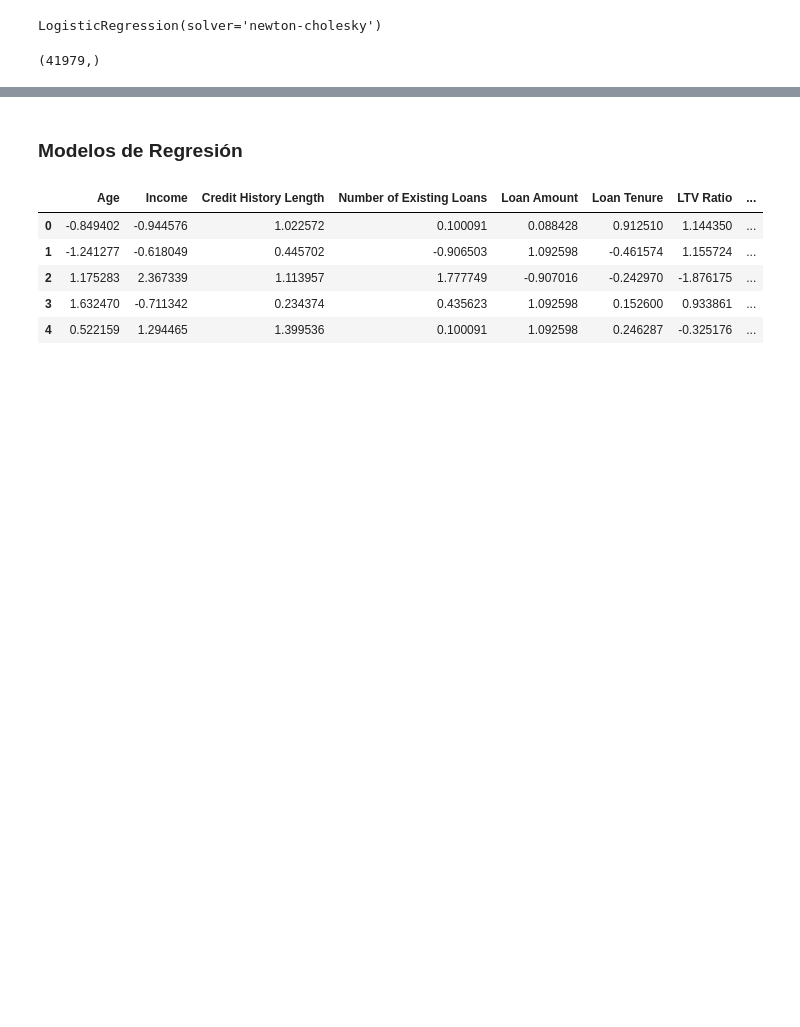
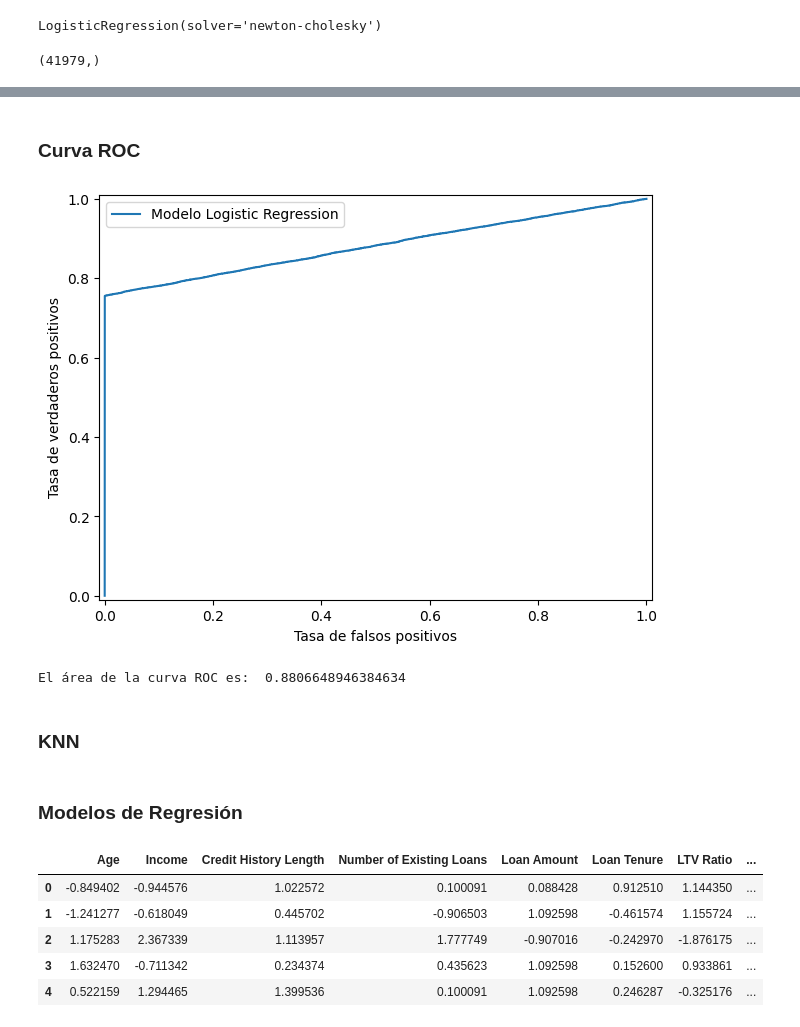
Before and after one commit to manoloacademia/aprMaqI_CEIA, a Jupyter notebook: trabajo_final/credit_v1.ipynb, the cells around one changed output, grey strips where cells are left out. Drawn from its saved outputs; the diff is of its cells as text; code cells hidden in the pictures; blank space fills up the shorter version.

```diff
--- a/trabajo_final/credit_v1.ipynb
+++ b/trabajo_final/credit_v1.ipynb
@@ -299,3 +347,27 @@ weighted avg      0.985     0.985     0.985     41979
+# %% [markdown]
+### Curva ROC
+# %%
+probab = log_reg.predict_proba(X_test)[:, -1]
+# %%
+fpr, tpr, thresholds = roc_curve(y_test, probab)
+# %%
+# Podemos ver que el modelo elegido con regresión logística es un buen predictor
+plt.plot(fpr, tpr, label="Modelo Logistic Regression")
+plt.xlim([-0.01, 1.01])
+plt.ylim([-0.01, 1.01])
+plt.xlabel("Tasa de falsos positivos")
+plt.ylabel("Tasa de verdaderos positivos")
+plt.legend()
+plt.tight_layout();
+# %% [output]
+[figure, added]
+# %%
+# Calculamos ahora el AUC
+print("El área de la curva ROC es: ", auc(fpr,tpr))
+# %% [output]
+El área de la curva ROC es:  0.8806648946384634
+# %% [markdown]
+### KNN
 # %% [markdown]
 ### Modelos de Regresión
 # %%
```
Also changed, not shown: parts of 19 cells of this notebook.
